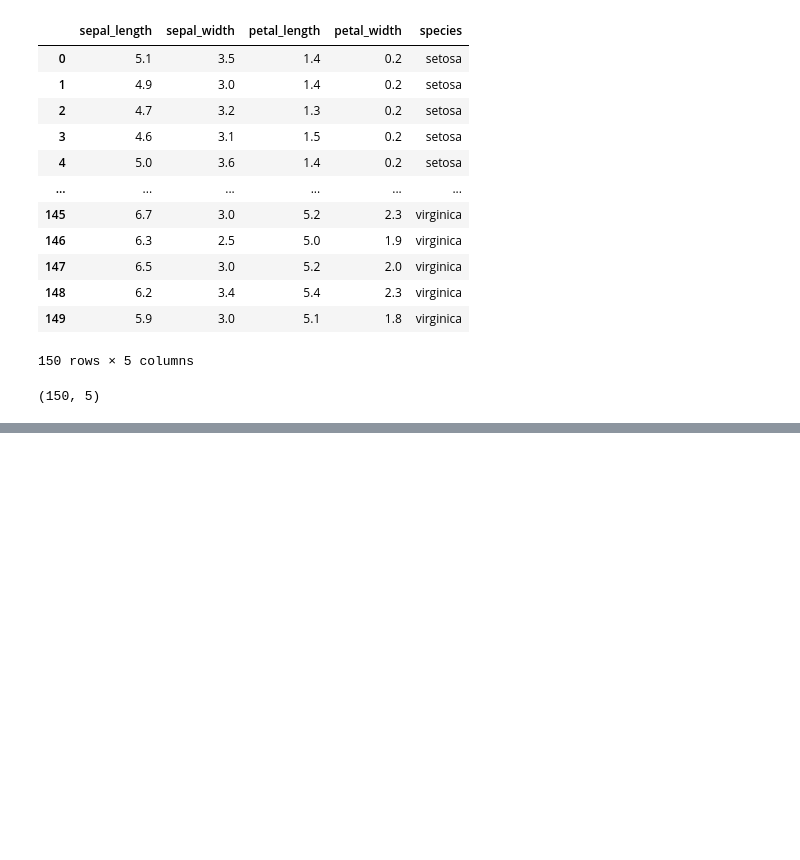
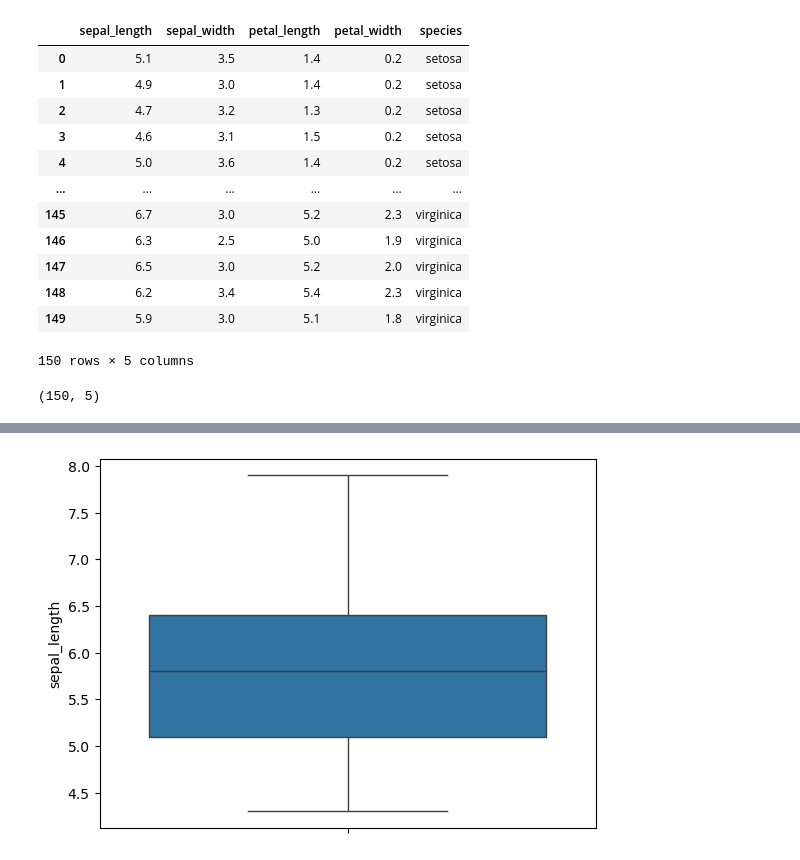
Before and after one commit to Gracemasebinu/iris, a Jupyter notebook: iris_project.ipynb, the cells around one changed output, grey strips where cells are left out. Saved outputs shown, nothing was run; the diff lists cells and outputs as text; code cells hidden in the pictures; blank space fills up the shorter version.

```diff
--- a/iris_project.ipynb
+++ b/iris_project.ipynb
@@ -28,0 +170,5 @@ iris.shape
+# %%
+sns.boxplot(iris["sepal_length"], orient= "v")
+plt.show()
+# %% [output]
+[figure, added]
```
Also changed, not shown: parts of 31 cells of this notebook.
